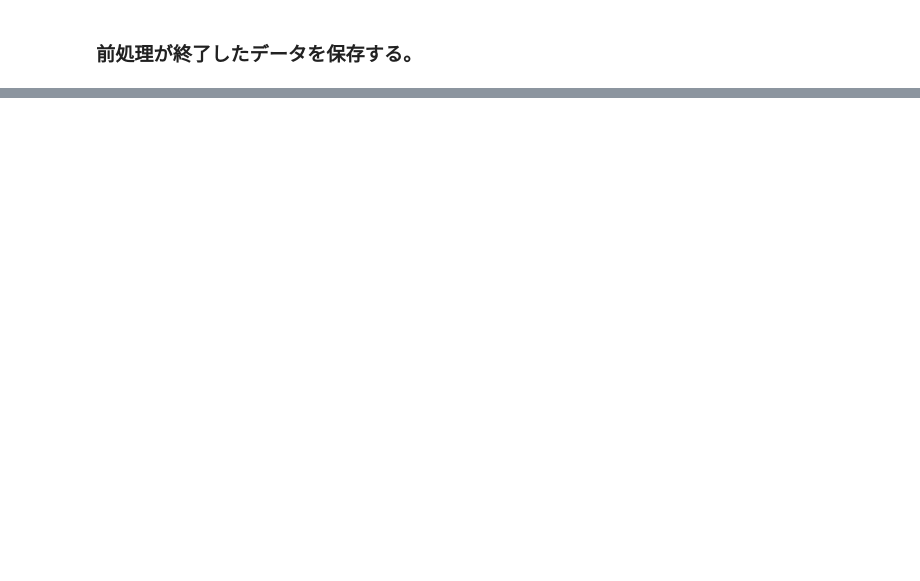
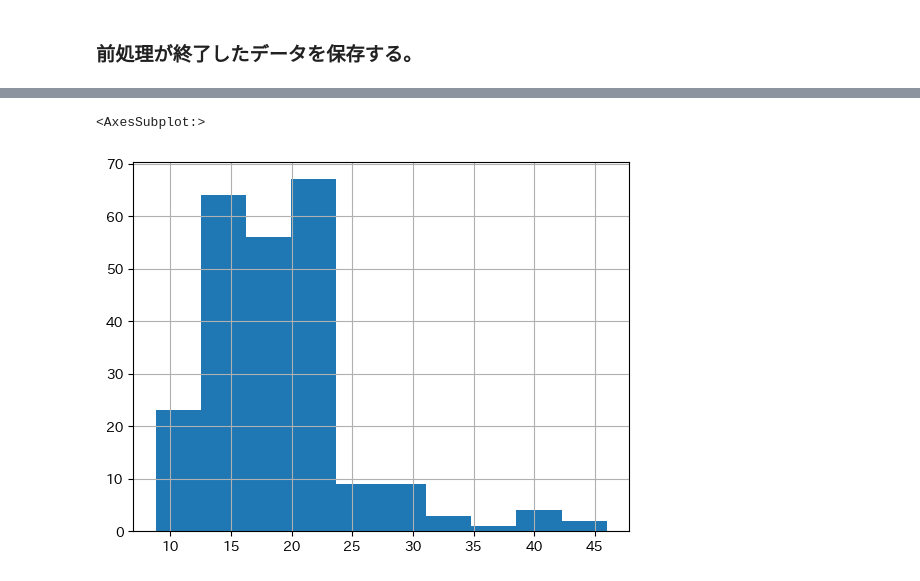
Before and after one commit to y-hiroki-radiotech/CT-dose-prediction, a Jupyter notebook: 1_data_cleaning_eda.ipynb, the cells around one changed output, grey strips where cells are left out. Saved outputs shown, nothing was run; the diff lists cells and outputs as text; code cells hidden in the pictures; blank space fills up the shorter version.

```diff
--- a/1_data_cleaning_eda.ipynb
+++ b/1_data_cleaning_eda.ipynb
@@ -137,0 +117,4 @@ rename_and_drop_order_one_scan_ctdi(df)
+# %%
+df_brain = pd.read_excel('brain_check_head_rest.xlsx')
+df_inner = pd.read_excel('orbit_inner_ear.xlsx')
+df = remove_not_use_head_rest(df, df_brain, df_inner)
@@ -138,3 +123,5 @@ rename_and_drop_order_one_scan_ctdi(df)
+# %%
+df = special_scan_exclude(df)
 # %% [markdown]
 ### 前処理が終了したデータを保存する。
 # %%
@@ -141,0 +159,7 @@ df.to_excel('preprocessed_train_data.xlsx', index=False)
+# %%
+# 体幹部系のdual energy ctはまとめることはできないのか？
+df_test = df[df['scan_area'] == '胸部〜骨盤CT']
+df_test[df_test['scan protocol'].str.contains('GSIX')]['Mean CTDIvol'].hist()
+# %% [output]
+<AxesSubplot:>
+[figure, added]
```
Also changed, not shown: parts of 20 cells of this notebook, 2 other files.
